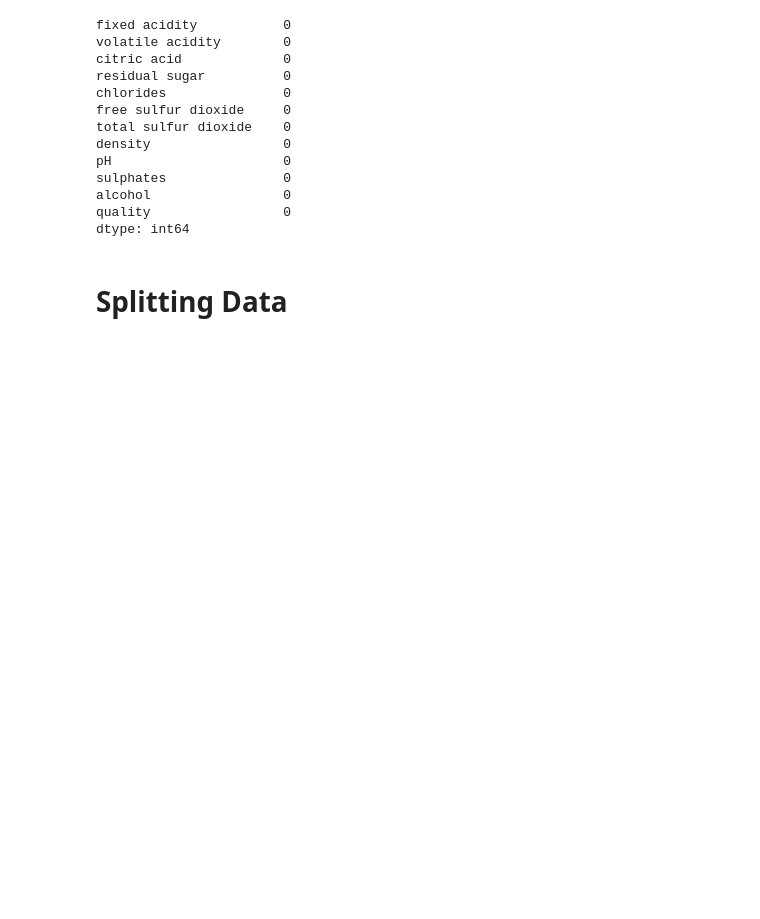
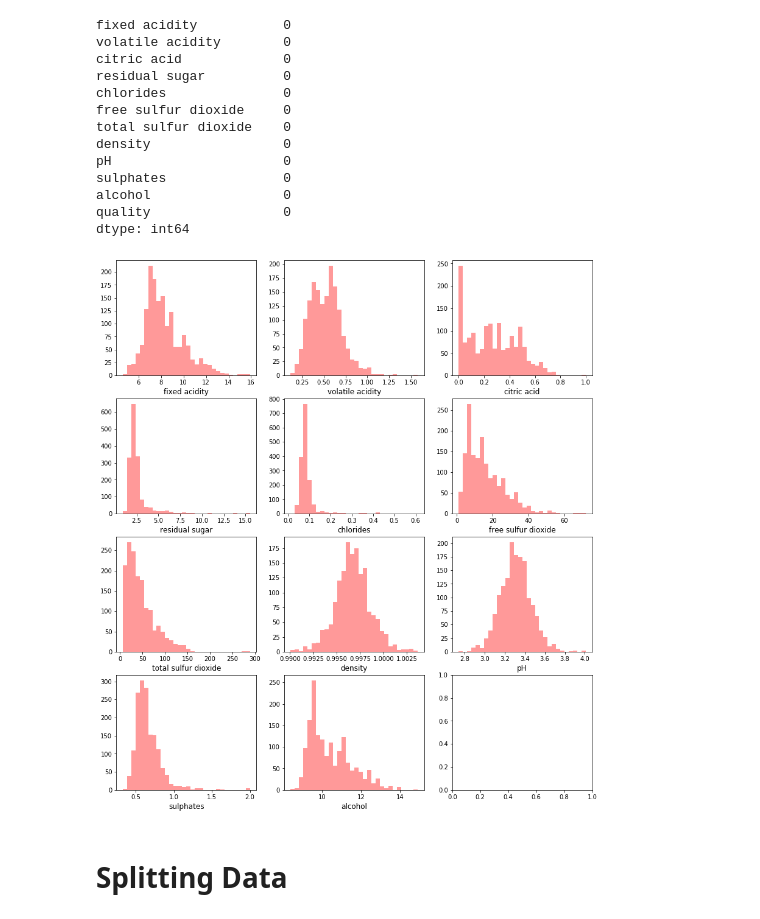
Before and after one commit to COSC5557/ml-algorithm-selection-bimal2017, a Jupyter notebook: ml-algorithm_Bimal.ipynb, the cells around one changed output. Saved outputs shown, nothing was run; the diff lists cells and outputs as text; code cells hidden in the pictures; blank space fills up the shorter version.

```diff
--- a/ml-algorithm_Bimal.ipynb
+++ b/ml-algorithm_Bimal.ipynb
@@ -85,6 +84,15 @@ sulphates               0
 alcohol                 0
 quality                 0
 dtype: int64
+# %%
+#distribution of the features
+fig, ax = plt.subplots(4, 3, figsize=(14, 16))
+ax = ax.ravel()
+for i, feature in enumerate(data.columns[:-1]):
+    ax[i].hist(data[feature], bins=30, color='r', alpha=0.4)
+    ax[i].set_xlabel(feature, fontsize=12)
+# %% [output]
+[figure, added]
 # %% [markdown]
 # Splitting Data
 # %%
```
Also changed, not shown: parts of 18 cells of this notebook, 1 other file.
